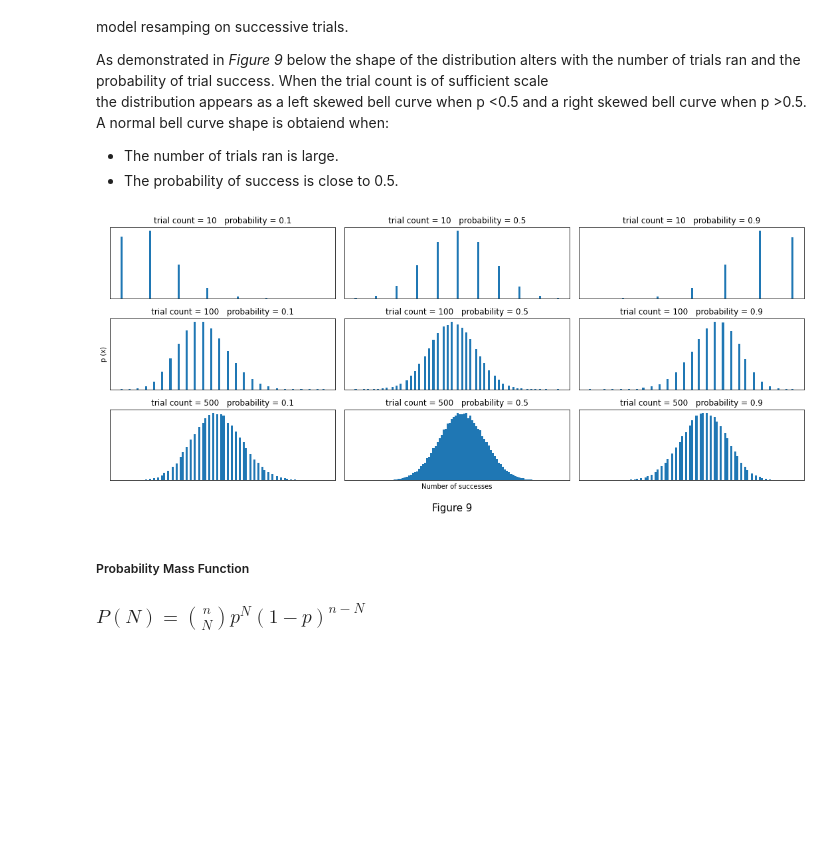
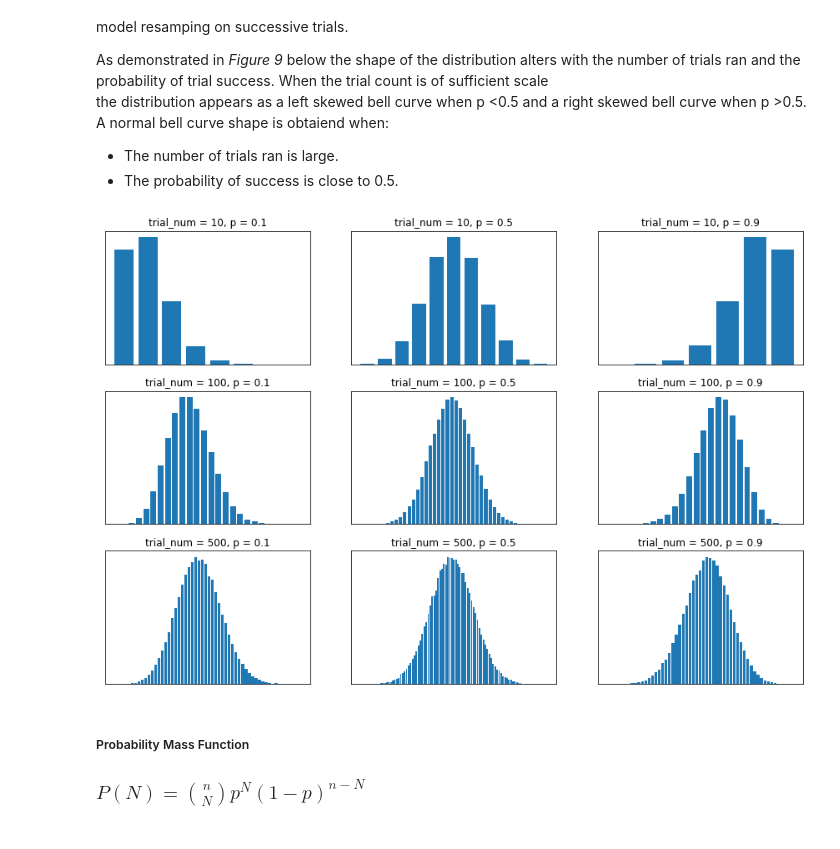
Before and after one commit to CiaranMoran27/numpy.random, a Jupyter notebook: numpy-random.ipynb, the cells around one changed output. Saved outputs shown, nothing was run; the diff lists cells and outputs as text; code cells hidden in the pictures; blank space fills up the shorter version.

Commit message:
Updated Binomial Disribution Section

```diff
--- a/numpy-random.ipynb
+++ b/numpy-random.ipynb
@@ -627,33 +627,43 @@ the distribution appears as a left skewed bell curve when p <0.5 and a right ske
 - The number of trials ran is large.
 - The probability of success is close to 0.5.
 # %%
-def plot_binomial_array(subplot_ref, trial_num, p):
-    array = rng.binomial(trial_num, p, 100000)
-    axs[subplot_ref].hist(array, bins = 100)
-    axs[subplot_ref].title.set_text('trial count = {}   probability = {}'.format(trial_num, p))
-    axs[subplot_ref].set_xticks([])
-    axs[subplot_ref].set_yticks([])
+# define 2x tuples for inputs to binomial array function
+trial_num_tuple = (10, 10 ,10, 100, 100 ,100, 500 ,500 ,500)
+probability_tuple = (0.1, 0.5 ,0.9, 0.1, 0.5 ,0.9, 0.1, 0.5 ,0.9)
 
-Fig, axs = plt.subplots(3, 3, sharex = False, sharey = False, figsize = (15, 6))
-plt.figtext(0.5, - 0.05, 'Figure 9', wrap = True, horizontalalignment = 'center', fontsize = 15)
-axs[2, 1].set_xlabel('Number of successes')
-axs[1, 0].set_ylabel('p (x)')
+# generate nested array using pre defined tuples
+array = rng.binomial(trial_num_tuple,  probability_tuple, (100000, 9))
 
-plot_binomial_array((0, 0), trial_num = 10, p = 0.1)
-plot_binomial_array((0, 1), trial_num = 10, p = 0.5)
-plot_binomial_array((0, 2), trial_num = 10, p = 0.9)
+# create figure (3x3 grid)
+fig, ax = plt.subplots(3, 3, sharex = False, sharey = False, figsize = (15, 10))
 
-plot_binomial_array((1, 0), trial_num = 100, p = 0.1)
-plot_binomial_array((1, 1), trial_num = 100, p = 0.5)
-plot_binomial_array((1, 2), trial_num = 100, p = 0.9)
 
-plot_binomial_array((2, 0), trial_num = 500, p = 0.1)
-plot_binomial_array((2, 1), trial_num = 500, p = 0.5)
-plot_binomial_array((2, 2), trial_num = 500, p = 0.9)
+def plot_multi_array(array, plot_ref, trial_num, probability):
+    # return unique values and their respective counts
+    x, y = np.unique(array, return_counts = True)
 
-plt.tight_layout()
+    # use sub plot ref for plots
+    subplot_title = 'trial_num = {}, p = {}'.format(trial_num, probability)
+    ax[plot_ref].set_title(subplot_title)
+    ax[plot_ref].set_xticks([])
+    ax[plot_ref].set_yticks([])
+    ax[plot_ref].bar(x, y)
+
+
+sub_plot_index_list = []
+# generate 3d (3 x 3) array
+arr = np.arange(27).reshape(3,3,3)
+
+# iterate over 3d array and return tuple of indices and append to list
+for idx in np.ndindex(arr.shape[:2]):
+        sub_plot_index_list.append(idx)
+
+    # use 1 - 9 to index the array, sub_plot_index_list and binomial tuples
+    # the subplots index list will determine which axis in the 3x3 grid will be used
+for index in range(9):
+    plot_multi_array(array[:, index], sub_plot_index_list[index], trial_num_tuple[index], probability_tuple[index])
 # %% [output]
-[figure, old version]
+[figure, new version]
 # %% [markdown]
 ##### Probability Mass Function
 <h3>$P(N)={n \choose N}{p^N}{(1-p)}^{n-N}$ <h3>
```
Also changed, not shown: parts of 11 cells of this notebook.
